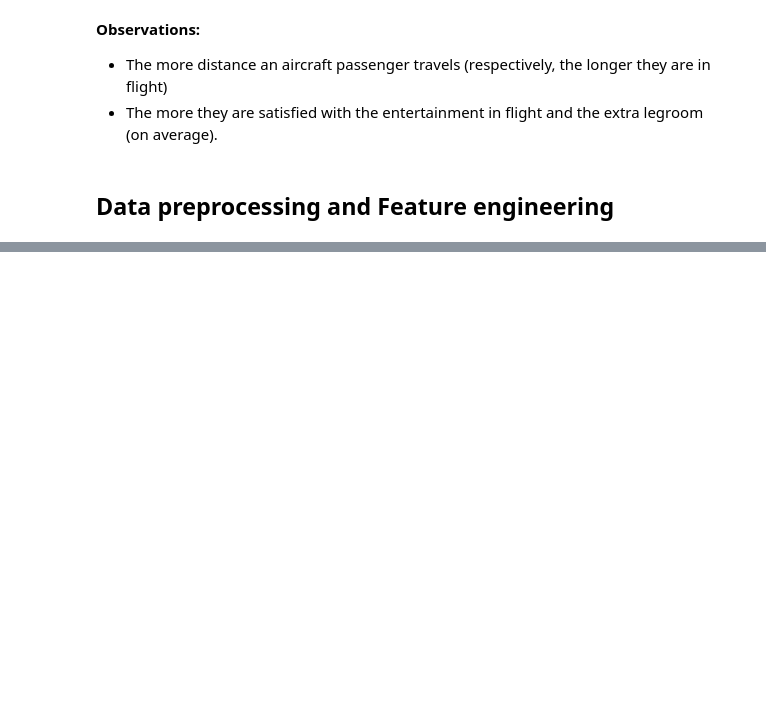
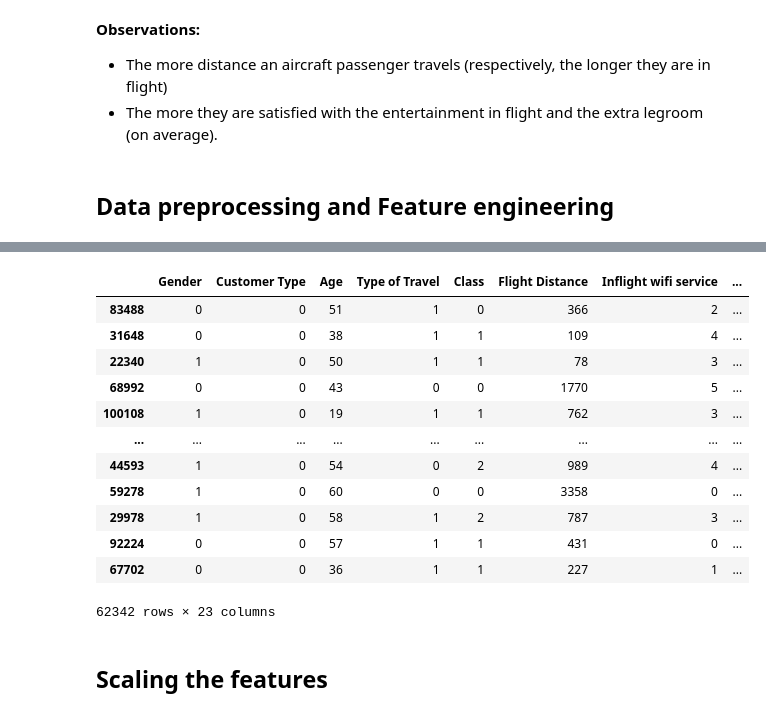
Before and after one commit to Nishantgithub821/Nishant0008, a Jupyter notebook: Airline Passenger Satisfaction ML Project.ipynb, the cells around one changed output, grey strips where cells are left out. Drawn from its saved outputs; the diff is of its cells as text; code cells hidden in the pictures; blank space fills up the shorter version.

```diff
--- a/Airline Passenger Satisfaction ML Project.ipynb
+++ b/Airline Passenger Satisfaction ML Project.ipynb
@@ -507,3 +584,5 @@ target_cols = "satisfaction"
 from sklearn.model_selection import train_test_split
 # %%
 train_val_df, test_df = train_test_split(train_df, test_size=0.2, random_state=42)
+# %%
+train_df, val_df = train_test_split(train_val_df, test_size=0.25, random_state=42)
@@ -510,2 +601,18 @@ train_val_df, test_df = train_test_split(train_df, test_size=0.2, random_state=4
 # %%
-train_df, val_df
+train_df
+# %% [output]
+|  | Gender | Customer Type | Age | Type of Travel | Class | Flight Distance | Inflight wifi service | ... |
+| 83488 | 0 | 0 | 51 | 1 | 0 | 366 | 2 | ... |
+| 31648 | 0 | 0 | 38 | 1 | 1 | 109 | 4 | ... |
+| 22340 | 1 | 0 | 50 | 1 | 1 | 78 | 3 | ... |
+| 68992 | 0 | 0 | 43 | 0 | 0 | 1770 | 5 | ... |
+| 100108 | 1 | 0 | 19 | 1 | 1 | 762 | 3 | ... |
+| ... | ... | ... | ... | ... | ... | ... | ... | ... |
+| 44593 | 1 | 0 | 54 | 0 | 2 | 989 | 4 | ... |
+| 59278 | 1 | 0 | 60 | 0 | 0 | 3358 | 0 | ... |
+| 29978 | 1 | 0 | 58 | 1 | 2 | 787 | 3 | ... |
+| 92224 | 0 | 0 | 57 | 1 | 1 | 431 | 0 | ... |
+| 67702 | 0 | 0 | 36 | 1 | 1 | 227 | 1 | ... |
+62342 rows × 23 columns
+# %% [markdown]
+## Scaling the features
```
Also changed, not shown: parts of 31 cells of this notebook.
